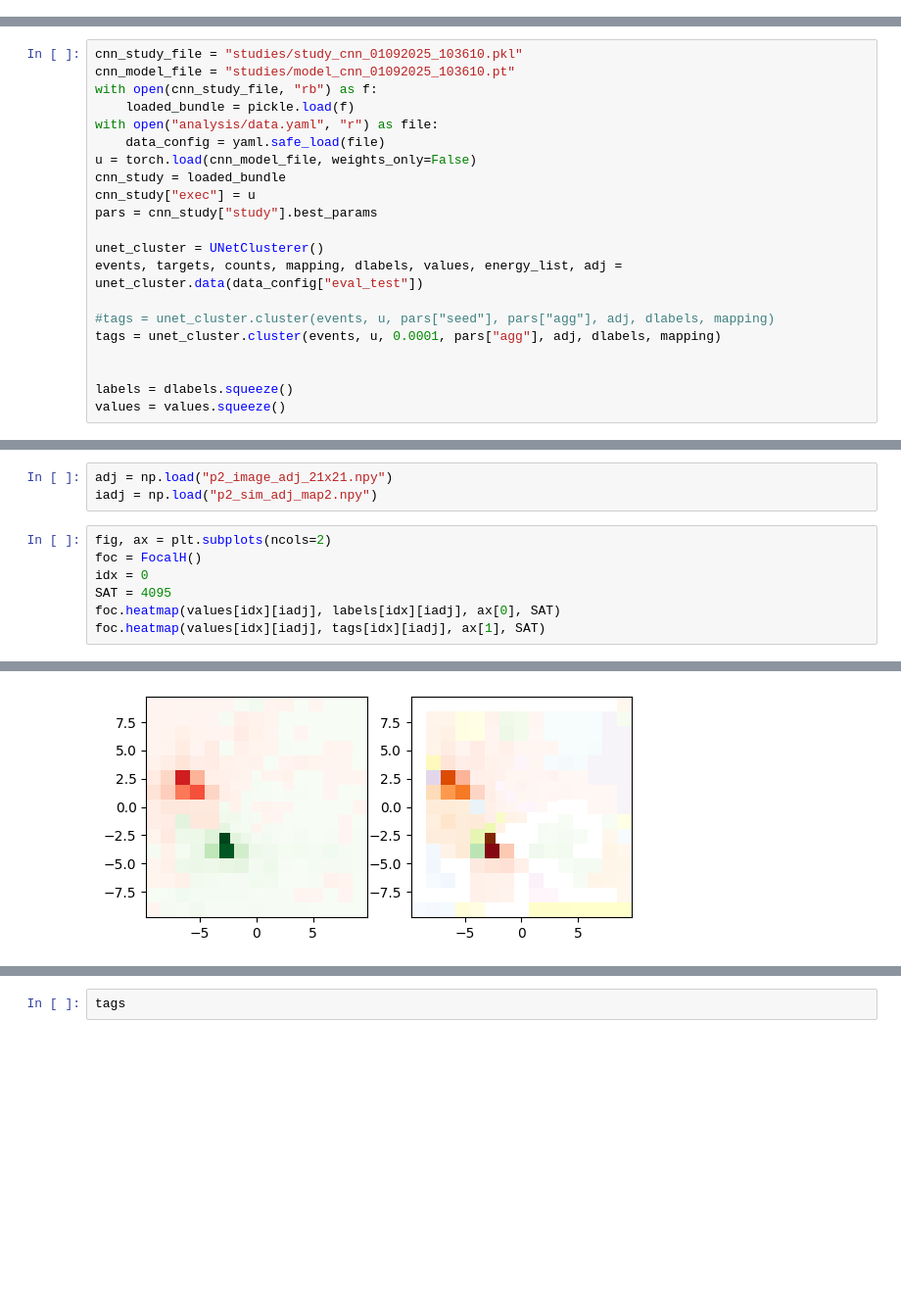
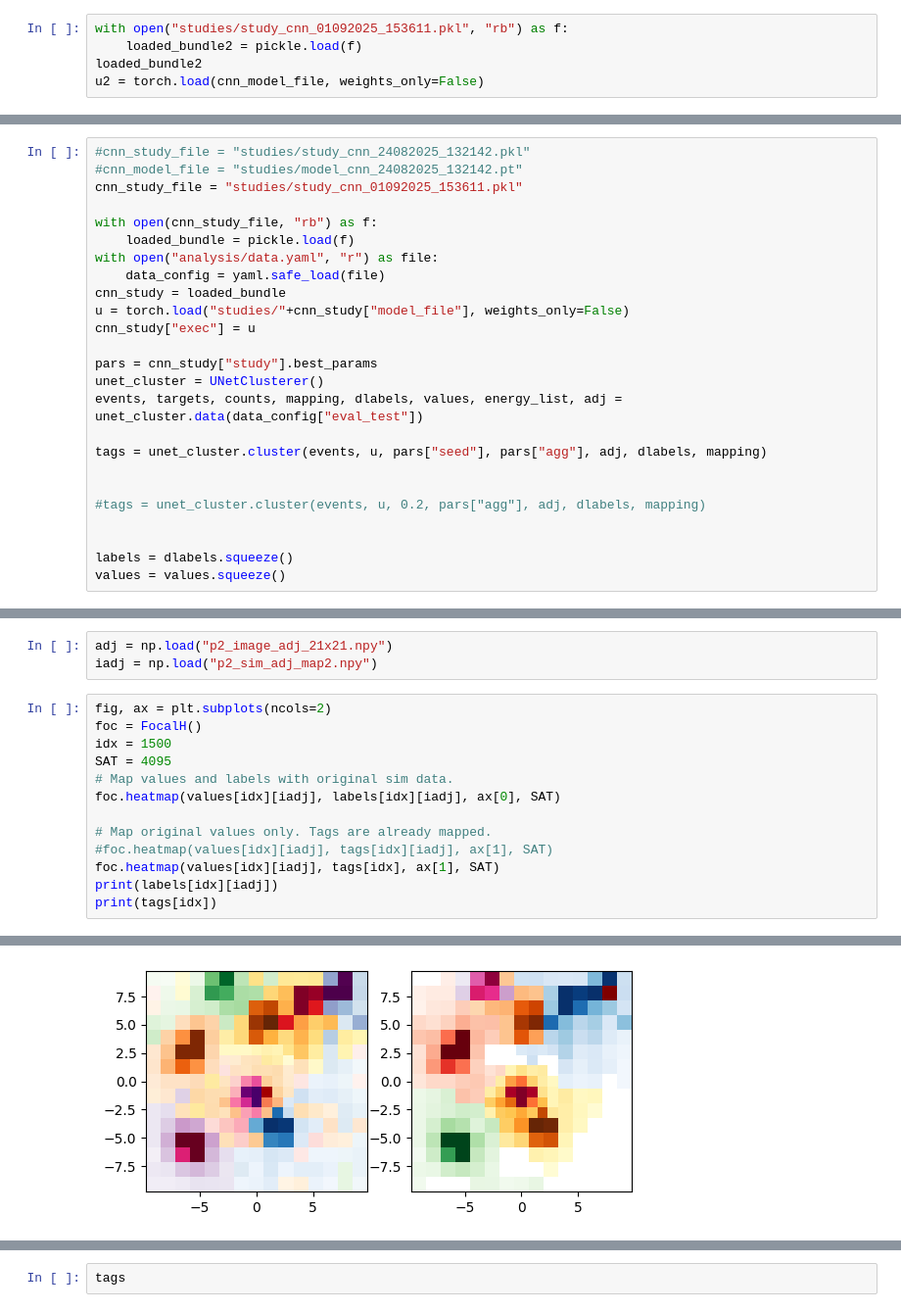
Before and after one commit to Bjartensen/python_focalh_clustering, a Jupyter notebook: notebooks/study.ipynb, the cells around one changed output, grey strips where cells are left out. Shown at 98% size. Saved outputs shown, nothing was run; the diff lists cells and outputs as text; blank space fills up the shorter version.

```diff
--- a/notebooks/study.ipynb
+++ b/notebooks/study.ipynb
@@ -214,3 +214,8 @@ foc.heatmap(values[badidx], ma_tags[badidx], ax[1], SAT)
 [figure]
 # %% [markdown]
 ## CNN
+# %%
+with open("studies/study_cnn_01092025_153611.pkl", "rb") as f:
+    loaded_bundle2 = pickle.load(f)
+loaded_bundle2
+u2 = torch.load(cnn_model_file, weights_only=False)
@@ -217,20 +240,24 @@ foc.heatmap(values[badidx], ma_tags[badidx], ax[1], SAT)
 # %%
-cnn_study_file = "studies/study_cnn_01092025_103610.pkl"
-cnn_model_file = "studies/model_cnn_01092025_103610.pt"
+#cnn_study_file = "studies/study_cnn_24082025_132142.pkl"
+#cnn_model_file = "studies/model_cnn_24082025_132142.pt"
+cnn_study_file = "studies/study_cnn_01092025_153611.pkl"
+
 with open(cnn_study_file, "rb") as f:
     loaded_bundle = pickle.load(f)
 with open("analysis/data.yaml", "r") as file:
     data_config = yaml.safe_load(file)
-u = torch.load(cnn_model_file, weights_only=False)
 cnn_study = loaded_bundle
+u = torch.load("studies/"+cnn_study["model_file"], weights_only=False)
 cnn_study["exec"] = u
+
 pars = cnn_study["study"].best_params
-
 unet_cluster = UNetClusterer()
 events, targets, counts, mapping, dlabels, values, energy_list, adj = unet_cluster.data(data_config["eval_test"])
 
-#tags = unet_cluster.cluster(events, u, pars["seed"], pars["agg"], adj, dlabels, mapping)
-tags = unet_cluster.cluster(events, u, 0.0001, pars["agg"], adj, dlabels, mapping)
+tags = unet_cluster.cluster(events, u, pars["seed"], pars["agg"], adj, dlabels, mapping)
+
+
+#tags = unet_cluster.cluster(events, u, 0.2, pars["agg"], adj, dlabels, mapping)
 
 
 labels = dlabels.squeeze()
@@ -241,8 +272,14 @@ iadj = np.load("p2_sim_adj_map2.npy")
 # %%
 fig, ax = plt.subplots(ncols=2)
 foc = FocalH()
-idx = 0
+idx = 1500
 SAT = 4095
+# Map values and labels with original sim data.
 foc.heatmap(values[idx][iadj], labels[idx][iadj], ax[0], SAT)
-foc.heatmap(values[idx][iadj], tags[idx][iadj], ax[1], SAT)
+
+# Map original values only. Tags are already mapped.
+#foc.heatmap(values[idx][iadj], tags[idx][iadj], ax[1], SAT)
+foc.heatmap(values[idx][iadj], tags[idx], ax[1], SAT)
+print(labels[idx][iadj])
+print(tags[idx])
 # %% [output]
@@ -250,4 +303,4 @@ foc.heatmap(values[idx][iadj], tags[idx][iadj], ax[1], SAT)
-[figure, old version]
+[figure, new version]
 # %%
 img = events[idx].squeeze()
 plt.imshow(img)
```
Also changed, not shown: parts of 4 cells of this notebook, 5 other files.
